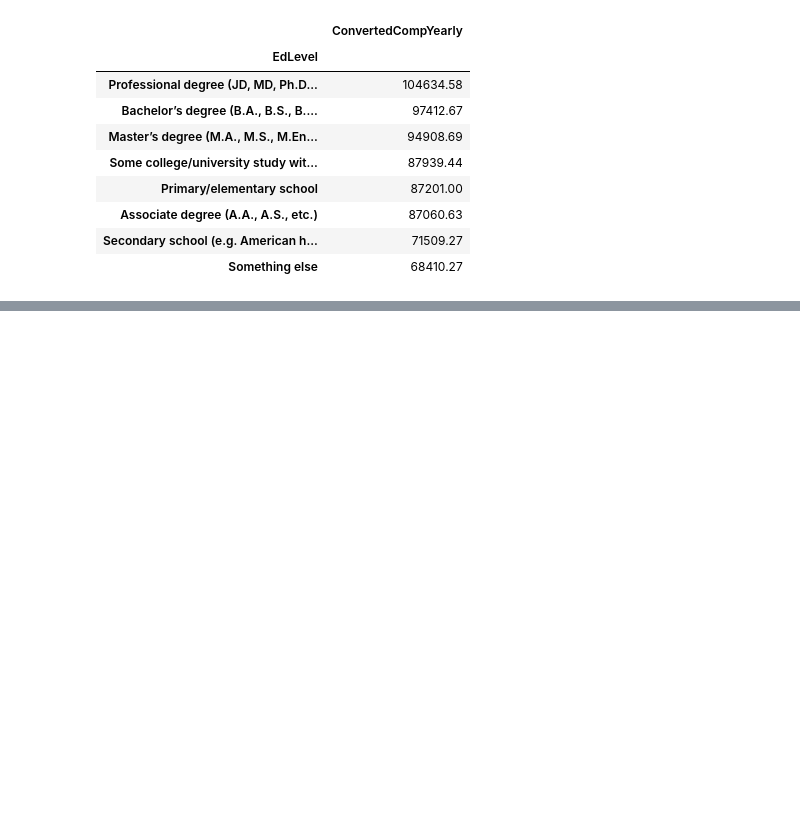
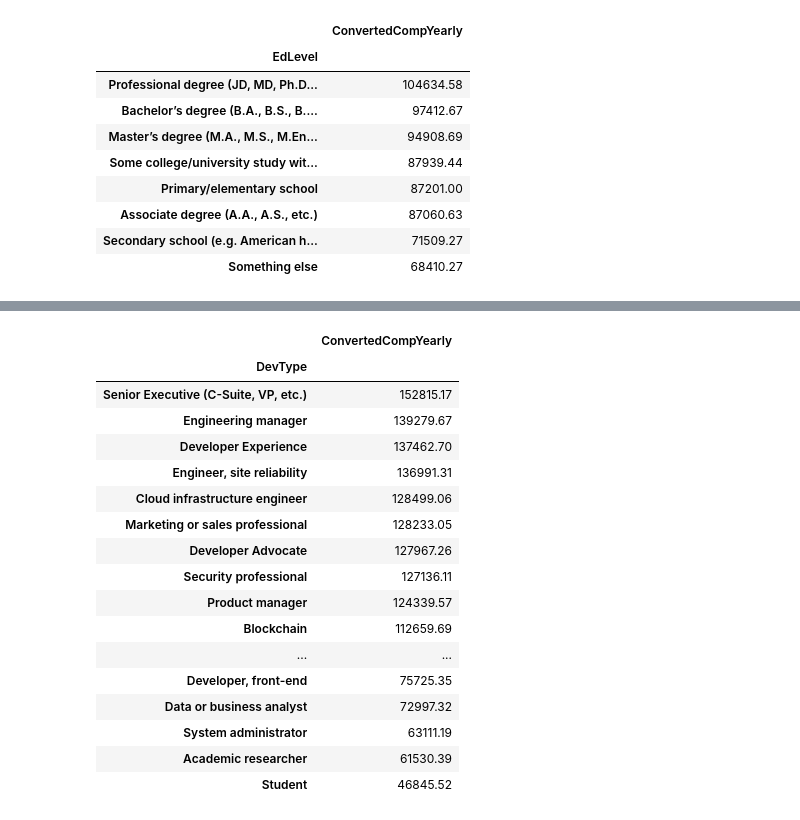
Before and after one commit to lLeonerde/Stackoverflow-survey, a Jupyter notebook: jupyter.ipynb, the cells around one changed output, grey strips where cells are left out. Drawn from its saved outputs; the diff is of its cells as text; code cells hidden in the pictures; blank space fills up the shorter version.

```diff
--- a/jupyter.ipynb
+++ b/jupyter.ipynb
@@ -166,0 +185,27 @@ EdLevel
+# %%
+DevType = df[['DevType','ConvertedCompYearly']].dropna()
+DevType = DevType[(DevType['ConvertedCompYearly'] > 1000.00) & (DevType['ConvertedCompYearly'] < 1000000.00)]
+DevType = DevType.groupby('DevType')
+DevType = DevType.mean()
+DevType = DevType.sort_values(by='ConvertedCompYearly')[::-1]
+DevType.drop('Other (please specify):',inplace=True)
+DevType
+# %% [output]
+|  | ConvertedCompYearly |
+| DevType |  |
+| Senior Executive (C-Suite, VP, etc.) | 152815.17 |
+| Engineering manager | 139279.67 |
+| Developer Experience | 137462.70 |
+| Engineer, site reliability | 136991.31 |
+| Cloud infrastructure engineer | 128499.06 |
+| Marketing or sales professional | 128233.05 |
+| Developer Advocate | 127967.26 |
+| Security professional | 127136.11 |
+| Product manager | 124339.57 |
+| Blockchain | 112659.69 |
+| ... | ... |
+| Developer, front-end | 75725.35 |
+| Data or business analyst | 72997.32 |
+| System administrator | 63111.19 |
+| Academic researcher | 61530.39 |
+| Student | 46845.52 |
```
Also changed, not shown: parts of 5 cells of this notebook.
